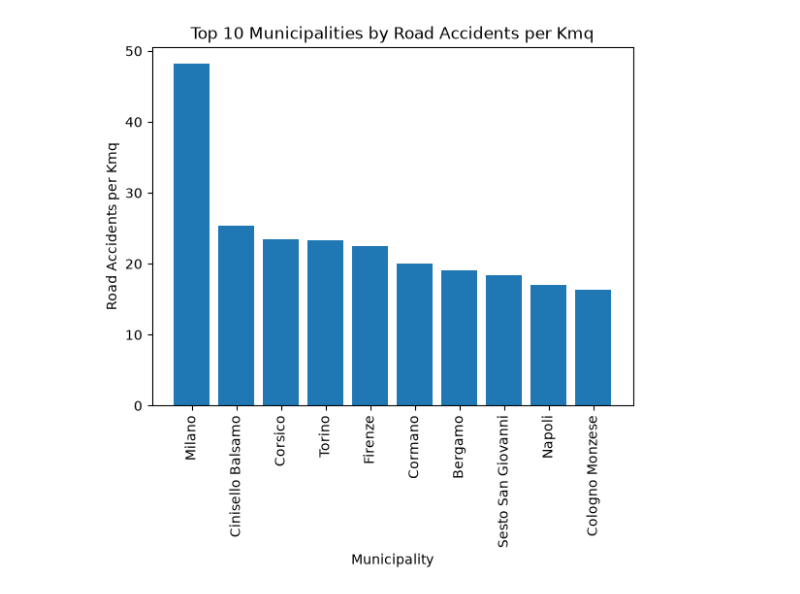
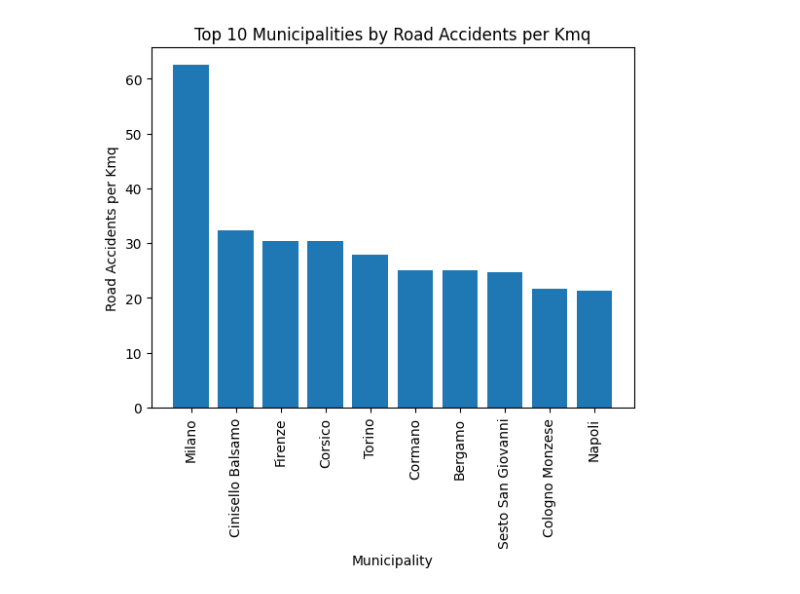
Before and after one commit to domenico2712/capstone-project, a Jupyter notebook: notebooks/03_exploratory_data_analysis.ipynb, the cells around one changed output. Saved outputs shown, nothing was run; the diff lists cells and outputs as text; code cells hidden in the pictures.

```diff
--- a/notebooks/03_exploratory_data_analysis.ipynb
+++ b/notebooks/03_exploratory_data_analysis.ipynb
@@ -92,13 +73,12 @@ plt.show()
-# %%
-df_final['Superficie (Kmq)'] = df_final['Superficie (Kmq)'].str.replace(',','.', regex=False)
-# %%
-df_final['Superficie (Kmq)'] = pd.to_numeric(
-    df_final['Superficie (Kmq)'],
-    errors='coerce'
-)
 # %%
 df_final['Road_accident_per_Kmq'] = (
     df_final['OBS_VALUE']
     /
     df_final['Superficie (Kmq)']
 )
+# %%
+df_final['Densità_della_popolazione'] = (
+    df_final['Popolazione residente']
+    /
+    df_final['Superficie (Kmq)']
+)
@@ -105,19 +97,19 @@ df_final['Road_accident_per_Kmq'] = (
 # %%
-top_density = (df_final
+top_10_roa_per_kmq = (df_final
               .groupby('Comune')['Road_accident_per_Kmq']
               .mean()
               .sort_values(ascending=False)
               .head(10)
               )
 # %%
-plt.bar( top_density.index, top_density.values)
+plt.bar(top_10_roa_per_kmq.index, top_10_roa_per_kmq.values)
 plt.title('Top 10 Municipalities by Road Accidents per Kmq')
 plt.xlabel('Municipality')
 plt.ylabel('Road Accidents per Kmq')
 plt.xticks(rotation=90)
 plt.show()
 # %% [output]
-[figure, old version]
+[figure, new version]
 # %%
 sns.scatterplot(
     data=df_final,
```
Also changed, not shown: parts of 16 cells of this notebook, 4 other files.
